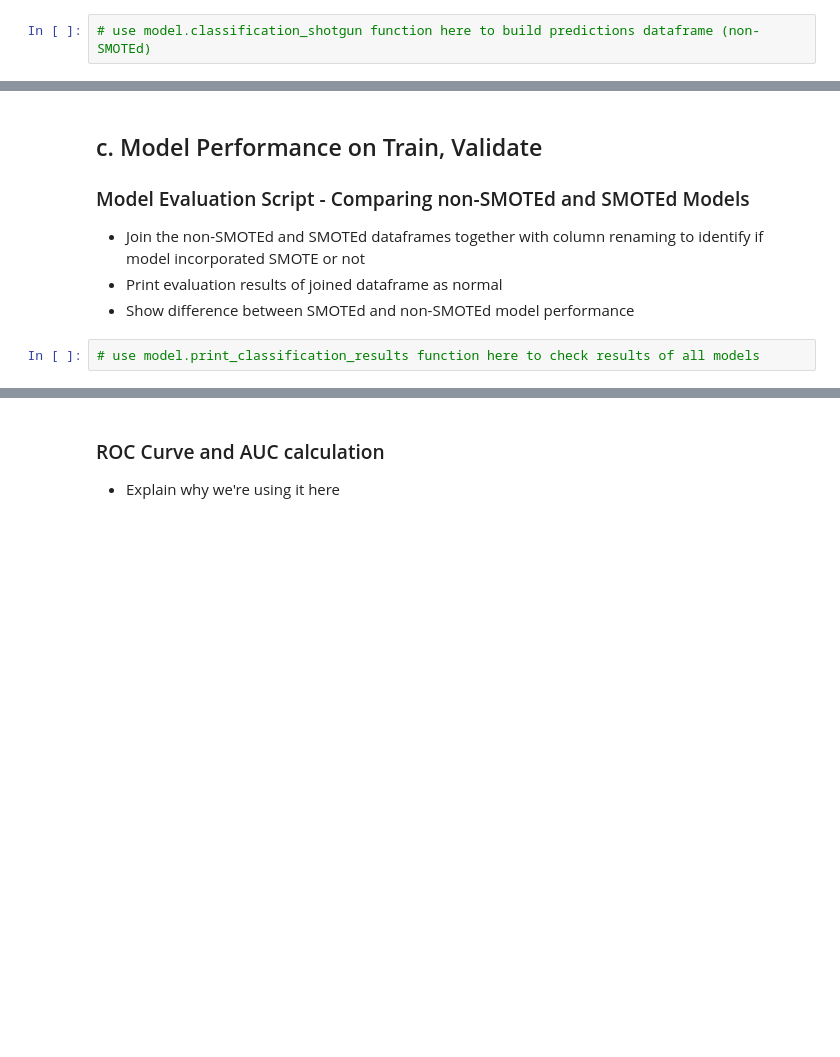
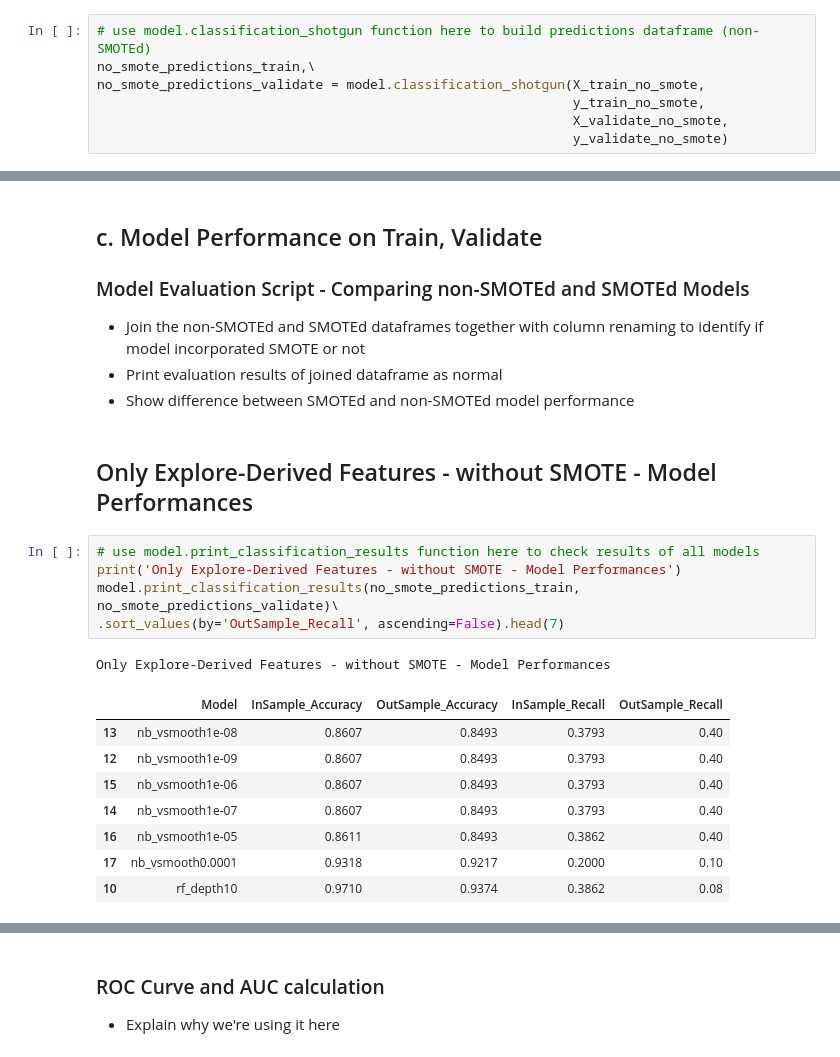
Before and after one commit to stroke-predictors/germain-capstone-stoke-prediction, a Jupyter notebook: final_notebook.ipynb, the cells around one changed output, grey strips where cells are left out. Saved outputs shown, nothing was run; the diff lists cells and outputs as text; blank space fills up the shorter version.

```diff
--- a/final_notebook.ipynb
+++ b/final_notebook.ipynb
@@ -540,4 +540,9 @@ Based on our analysis, these features are associated with stroke risk:
 - Return non-SMOTEd predictions dataframe, keep separate
 # %%
 # use model.classification_shotgun function here to build predictions dataframe (non-SMOTEd)
+no_smote_predictions_train,\
+no_smote_predictions_validate = model.classification_shotgun(X_train_no_smote,
+                                                             y_train_no_smote,
+                                                             X_validate_no_smote,
+                                                             y_validate_no_smote)
 # %% [markdown]
@@ -555,5 +588,20 @@ Based on our analysis, these features are associated with stroke risk:
 - Join the non-SMOTEd and SMOTEd dataframes together with column renaming to identify if model incorporated SMOTE or not
 - Print evaluation results of joined dataframe as normal
 - Show difference between SMOTEd and non-SMOTEd model performance
+# %% [markdown]
+## Only Explore-Derived Features - without SMOTE - Model Performances
 # %%
 # use model.print_classification_results function here to check results of all models
+print('Only Explore-Derived Features - without SMOTE - Model Performances')
+model.print_classification_results(no_smote_predictions_train, no_smote_predictions_validate)\
+.sort_values(by='OutSample_Recall', ascending=False).head(7)
+# %% [output]
+Only Explore-Derived Features - without SMOTE - Model Performances
+|  | Model | InSample_Accuracy | OutSample_Accuracy | InSample_Recall | OutSample_Recall |
+| 13 | nb_vsmooth1e-08 | 0.8607 | 0.8493 | 0.3793 | 0.40 |
+| 12 | nb_vsmooth1e-09 | 0.8607 | 0.8493 | 0.3793 | 0.40 |
+| 15 | nb_vsmooth1e-06 | 0.8607 | 0.8493 | 0.3793 | 0.40 |
+| 14 | nb_vsmooth1e-07 | 0.8607 | 0.8493 | 0.3793 | 0.40 |
+| 16 | nb_vsmooth1e-05 | 0.8611 | 0.8493 | 0.3862 | 0.40 |
+| 17 | nb_vsmooth0.0001 | 0.9318 | 0.9217 | 0.2000 | 0.10 |
+| 10 | rf_depth10 | 0.9710 | 0.9374 | 0.3862 | 0.08 |
```
Also changed, not shown: parts of 30 cells of this notebook.
